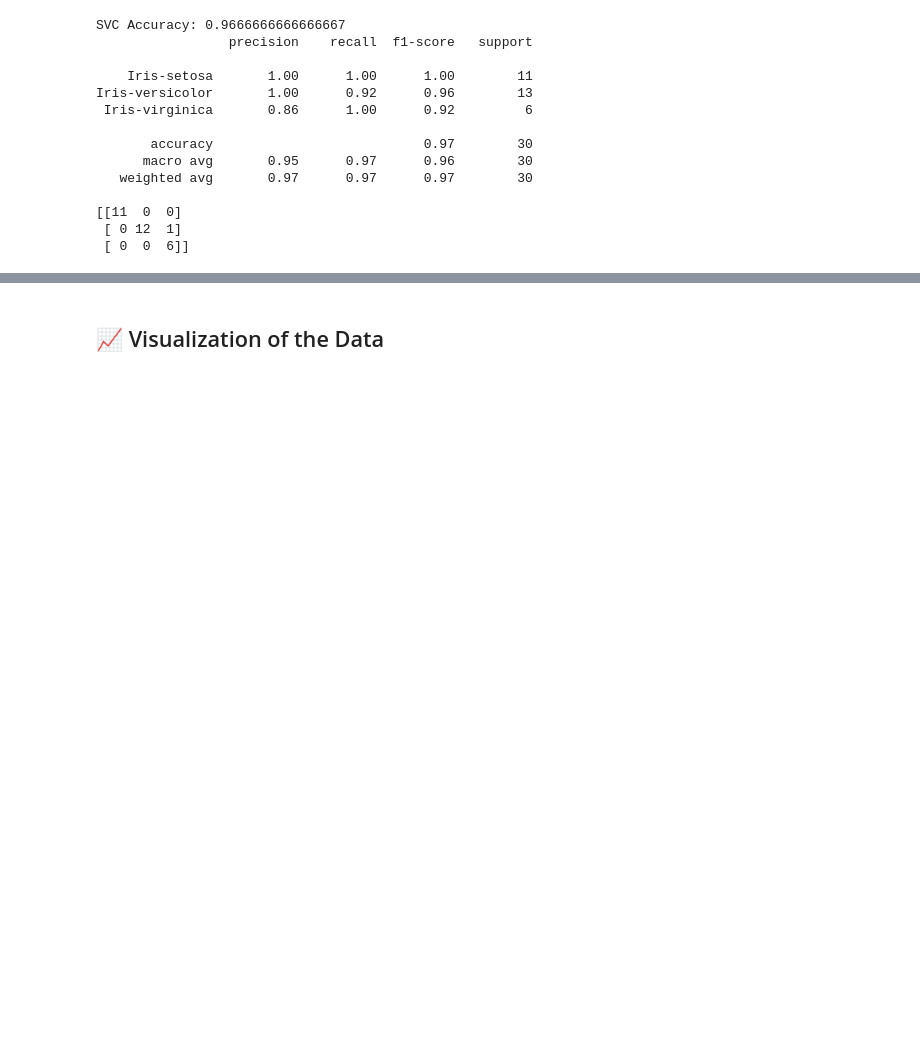
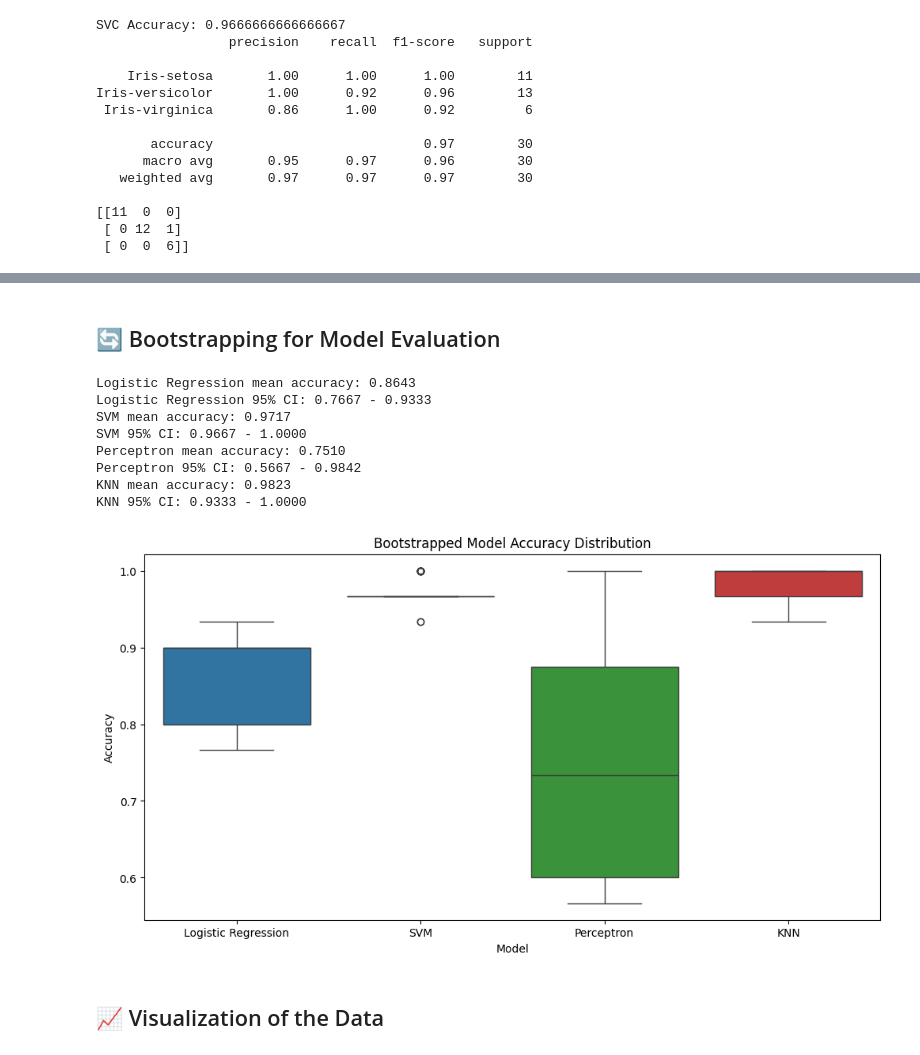
Before and after one commit to SuryaTeja-aiml/2024-StatMLAssignments, a Jupyter notebook: 2303A52007_StatML_Project_Iris.ipynb, the cells around one changed output, grey strips where cells are left out. Drawn from its saved outputs; the diff is of its cells as text; code cells hidden in the pictures; blank space fills up the shorter version.

```diff
--- a/2303A52007_StatML_Project_Iris.ipynb
+++ b/2303A52007_StatML_Project_Iris.ipynb
@@ -197,0 +235,15 @@ Iris-versicolor       1.00      0.92      0.96        13
+# %%
+knn = KNeighborsClassifier(n_neighbors=5)
+knn.fit(X_train, y_train)
+knn_pred = knn.predict(X_test)
+
+## 📏 KNN Accuracy
+print("KNN Accuracy:", accuracy_score(y_test, knn_pred))
+
+## 📃 KNN Classification Report
+print("KNN Report:")
+print(classification_report(y_test, knn_pred))
+
+## 🗂️ KNN Confusion Matrix
+print("KNN Confusion Matrix:")
+print(confusion_matrix(y_test, knn_pred))
@@ -198,3 +267,52 @@ Iris-versicolor       1.00      0.92      0.96        13
+# %% [markdown]
+## 🔄 Bootstrapping for Model Evaluation
+# %%
+models = {
+    'Logistic Regression': LogisticRegression(max_iter=200),
+    'SVM': SVC(),
+    'Perceptron': Perceptron(max_iter=200, tol=1e-3),
+    'KNN': KNeighborsClassifier()
+}
+
+# Bootstrapping function for accuracy
+def bootstrap_accuracy(model, X_train, X_test, y_train, y_test, num_samples=100):
+    accuracies = []
+    for _ in range(num_samples):
+        # Create bootstrap samples
+        X_train_sample, y_train_sample = resample(X_train, y_train, replace=True)
+        model.fit(X_train_sample, y_train_sample)
+        y_pred = model.predict(X_test)
+        accuracies.append(accuracy_score(y_test, y_pred))
+    return accuracies
+
+# Evaluate models with bootstrapping
+from sklearn.utils import resample
+
+model_accuracies = {}
+
+for name, model in models.items():
+    boot_acc = bootstrap_accuracy(model, X_train, X_test, y_train, y_test)
+    model_accuracies[name] = boot_acc
+    print(f"{name} mean accuracy: {np.mean(boot_acc):.4f}")
+    print(f"{name} 95% CI: {np.percentile(boot_acc, 2.5):.4f} - {np.percentile(boot_acc, 97.5):.4f}")
+
+# Plot the accuracy distribution
+plt.figure(figsize=(12, 6))
+sns.boxplot(data=pd.DataFrame(model_accuracies))
+plt.title('Bootstrapped Model Accuracy Distribution')
+plt.xlabel('Model')
+plt.ylabel('Accuracy')
+plt.show()
+# %% [output]
+Logistic Regression mean accuracy: 0.8643
+Logistic Regression 95% CI: 0.7667 - 0.9333
+SVM mean accuracy: 0.9717
+SVM 95% CI: 0.9667 - 1.0000
+Perceptron mean accuracy: 0.7510
+Perceptron 95% CI: 0.5667 - 0.9842
+KNN mean accuracy: 0.9823
+KNN 95% CI: 0.9333 - 1.0000
+[figure, added]
 # %% [markdown]
 ## 📈 Visualization of the Data
 # %%
```
Also changed, not shown: parts of 7 cells of this notebook.
